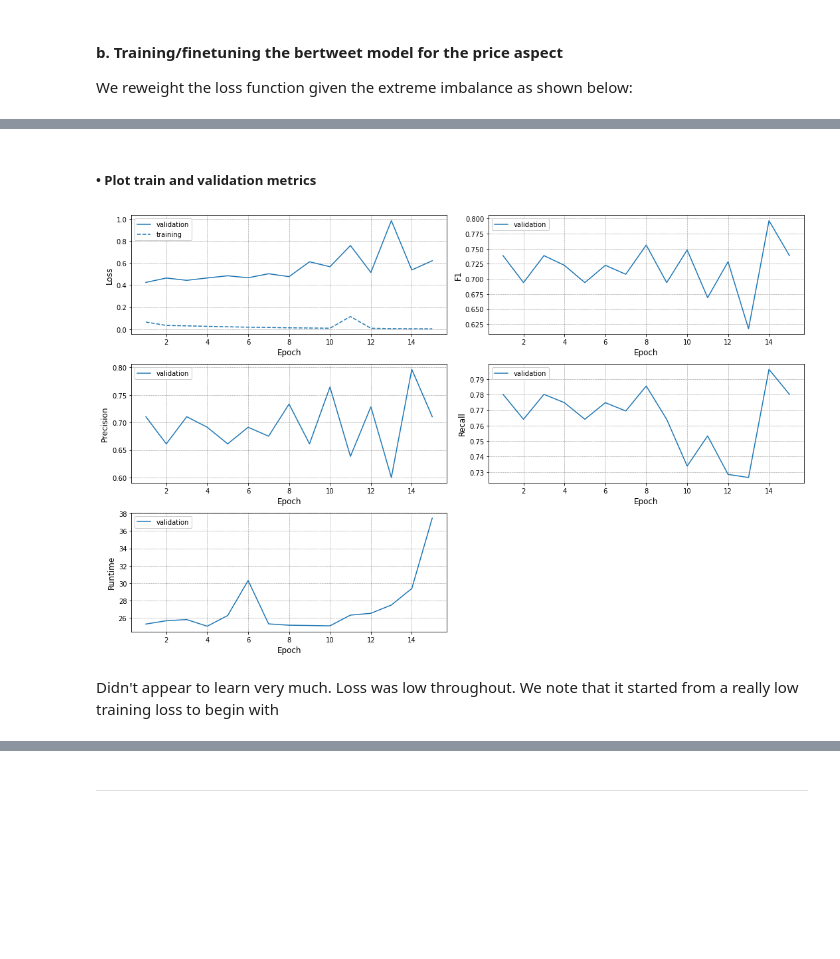
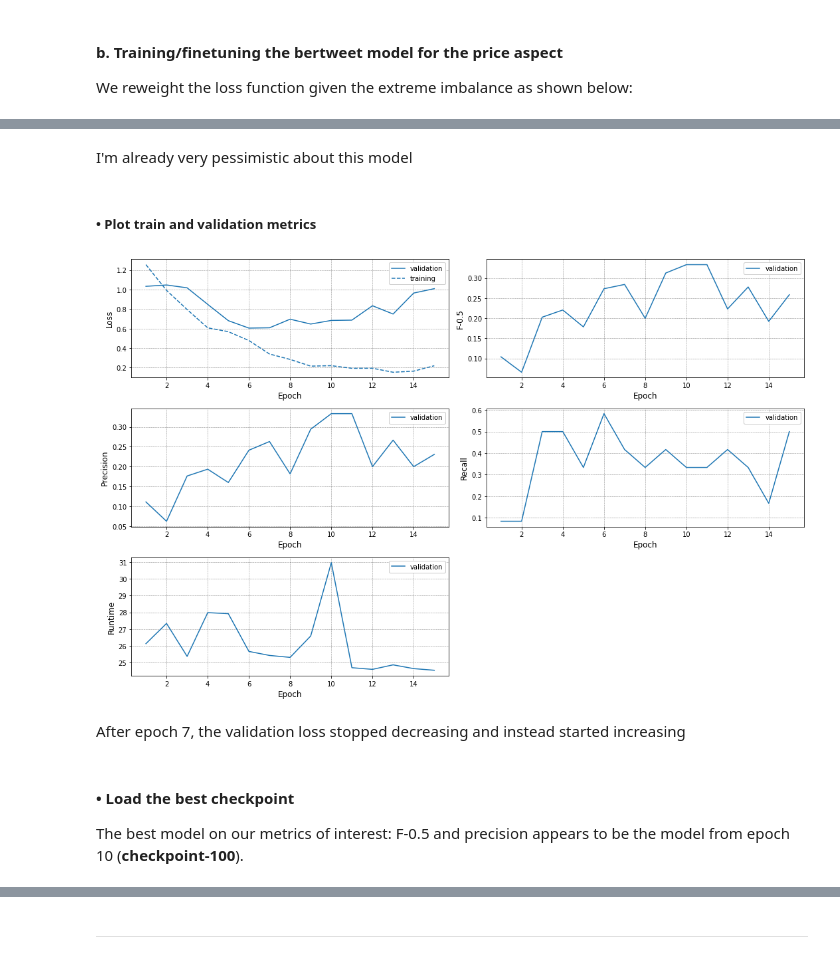
Before and after one commit to KoredeAkande/nigerian_isp_sentiment_analysis, a Jupyter notebook: notebooks/6.2.2-modeling-absa-binary-relevance-bertweet.ipynb, the cells around one changed output, grey strips where cells are left out. Drawn from its saved outputs; the diff is of its cells as text; code cells hidden in the pictures; blank space fills up the shorter version.

Commit message:
Completed model evaluations
Completed model evaluations

```diff
--- a/notebooks/6.2.2-modeling-absa-binary-relevance-bertweet.ipynb
+++ b/notebooks/6.2.2-modeling-absa-binary-relevance-bertweet.ipynb
@@ -174,6 +192,6 @@ Train size: (401, 8) Test size: (101, 8)
 ### b. Split training set to training and validation set
 # %%
 train_df, val_df = train_test_split(train_df,test_size=0.25,
-                                    stratify = train_df.price)
+                                    stratify = train_df.coverage)
 print(f"Train size: {train_df.shape}", f"Validation size: {val_df.shape}")
 # %% [output]
@@ -704,26 +776,25 @@ TrainOutput(global_step=150, training_loss=0.3801518630981445, metrics={'train_r
 coverage_history = pd.DataFrame(coverage_trainer.state.log_history)
 coverage_history.to_csv("../model_logs/aspect_extraction/coverage_bertweet_logs.csv",index=False)
 
-# coverage_history = pd.read_csv("../models/logs/nwd_coverage_bertweet_logs.csv")
-# coverage_history = nwd_coverage_history.fillna(method='bfill',
-#                                                  limit=1).drop_duplicates(subset=['epoch','eval_loss'])
+coverage_history = pd.read_csv("../model_logs/aspect_extraction/coverage_bertweet_logs.csv")
+coverage_history = coverage_history.fillna(method='bfill',
+                                           limit=1).drop_duplicates(subset=['epoch','eval_loss'])
 # %%
 plt.figure(figsize=(15,9))
-#plt.tight_layout()
 
-metrics = ['eval_loss','eval_f1','eval_precision','eval_recall','eval_runtime']
+metrics = ['eval_loss','eval_F-0.5','eval_precision','eval_recall','eval_runtime']
 
 for idx, metric in enumerate(metrics):
     with plt.style.context(['grid']):
         plt.tight_layout()
-        ax = plt.subplot(3,2,idx+1).plot(nwd_coverage_history['epoch'],
-                                    nwd_coverage_history[metric],
-                                    label='validation')
+        ax = plt.subplot(3,2,idx+1).plot(coverage_history['epoch'],
+                                         coverage_history[metric],
+                                         label='validation')
 
         #Also plot training loss when plotting validation loss
         if metric == 'eval_loss':
-            ax = plt.subplot(3,2,idx+1).plot(nwd_coverage_history['epoch'],
-                                             nwd_coverage_history['loss'],
+            ax = plt.subplot(3,2,idx+1).plot(coverage_history['epoch'],
+                                             coverage_history['loss'],
                                              color = ax[0].get_color(),
                                              linestyle= "--",
                                              label='training')
@@ -999,3 +1053,5 @@ TrainOutput(global_step=150, training_loss=0.5371161937713623, metrics={'train_r
+# %% [markdown]
+I'm already very pessimistic about this model
 # %% [markdown]
 ##### • Plot train and validation metrics
 # %%
@@ -1003,34 +1059,36 @@ TrainOutput(global_step=150, training_loss=0.5371161937713623, metrics={'train_r
 price_history = pd.DataFrame(price_trainer.state.log_history)
 price_history.to_csv("../model_logs/aspect_extraction/price_bertweet_logs.csv",index=False)
 
-# price_history = pd.read_csv("../model_logs/aspect_extraction/price_bertweet_logs.csv")
-# nwd_coverage_history = nwd_coverage_history.fillna(method='bfill',
-#                                                  limit=1).drop_duplicates(subset=['epoch','eval_loss'])
+price_history = pd.read_csv("../model_logs/aspect_extraction/price_bertweet_logs.csv")
+price_history = price_history.fillna(method='bfill', limit=1).drop_duplicates(subset=['epoch','eval_loss'])
 # %%
 plt.figure(figsize=(15,9))
-#plt.tight_layout()
 
-metrics = ['eval_loss','eval_f1','eval_precision','eval_recall','eval_runtime']
+metrics = ['eval_loss','eval_F-0.5','eval_precision','eval_recall','eval_runtime']
 
 for idx, metric in enumerate(metrics):
     with plt.style.context(['grid']):
         plt.tight_layout()
-        ax = plt.subplot(3,2,idx+1).plot(nwd_coverage_history['epoch'],
-                                    nwd_coverage_history[metric],
-                                    label='validation')
+        ax = plt.subplot(3,2,idx+1).plot(price_history['epoch'],
+                                         price_history[metric],
+                                         label='validation')
 
         #Also plot training loss when plotting validation loss
         if metric == 'eval_loss':
-            ax = plt.subplot(3,2,idx+1).plot(nwd_coverage_history['epoch'],
-                                             nwd_coverage_history['loss'],
+            ax = plt.subplot(3,2,idx+1).plot(price_history['epoch'],
+                                             price_history['loss'],
                                              color = ax[0].get_color(),
                                              linestyle= "--",
                                              label='training')
 
         plt.xlabel('Epoch', fontsize=12)
         plt.ylabel(metric.replace('eval_','').capitalize(),fontsize=12)
         plt.legend()
 # %% [output]
-[figure, old version]
+[figure, new version]
 # %% [markdown]
-Didn't appear to learn very much. Loss was low throughout. We note that it started from a really low training loss to begin with
+After epoch 7, the validation loss stopped decreasing and instead started increasing
+# %% [markdown]
+#### • Load the best checkpoint
+
+The best model on our metrics of interest: F-0.5 and precision appears to be the model from epoch 10 (**checkpoint-100**).
```
Also changed, not shown: parts of 221 cells of this notebook.
